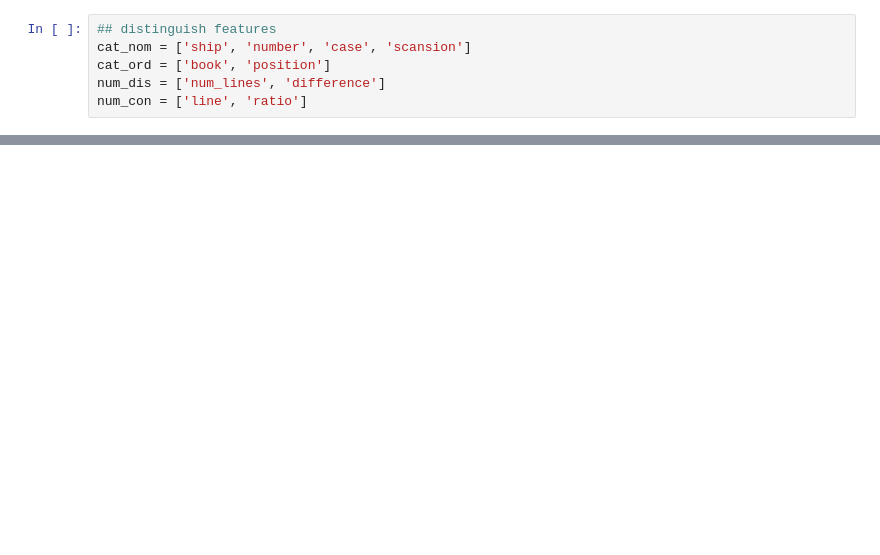
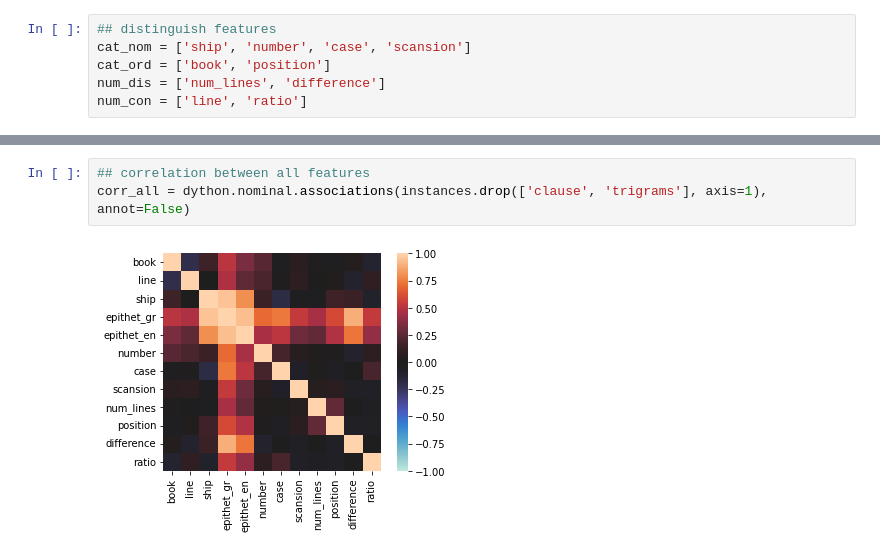
Before and after one commit to jwillmur/ancient_greek, a Jupyter notebook: clas20016_research/analyse_features.ipynb, the cells around one changed output, grey strips where cells are left out. Saved outputs shown, nothing was run; the diff lists cells and outputs as text; blank space fills up the shorter version.

```diff
--- a/clas20016_research/analyse_features.ipynb
+++ b/clas20016_research/analyse_features.ipynb
@@ -49 +40,6 @@ num_con = ['line', 'ratio']
+# %%
+## correlation between all features
+corr_all = dython.nominal.associations(instances.drop(['clause', 'trigrams'], axis=1), annot=False)
+# %% [output]
+[figure, added]
 # %%
```
Also changed, not shown: parts of 15 cells of this notebook, 6 other files.
